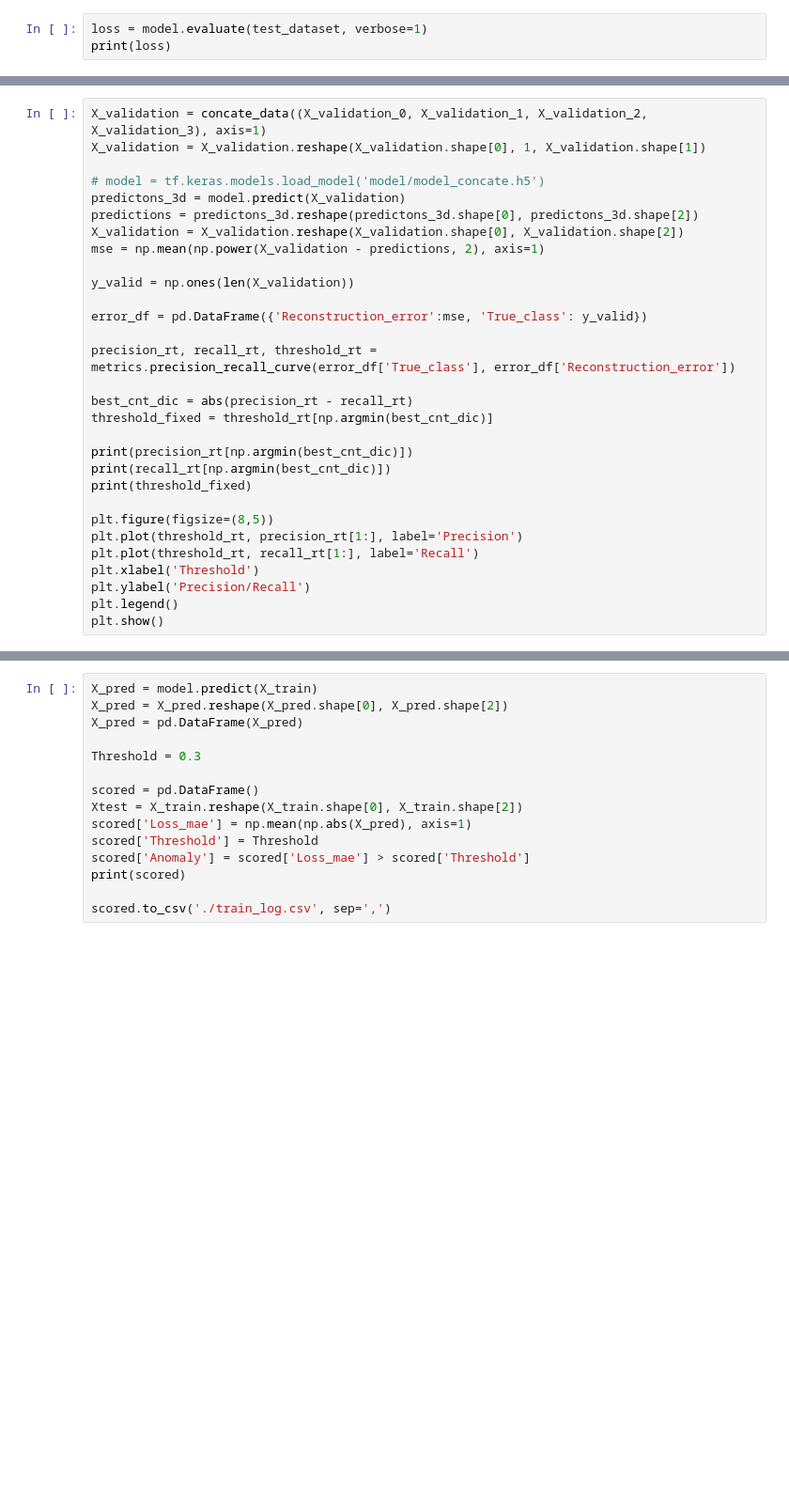
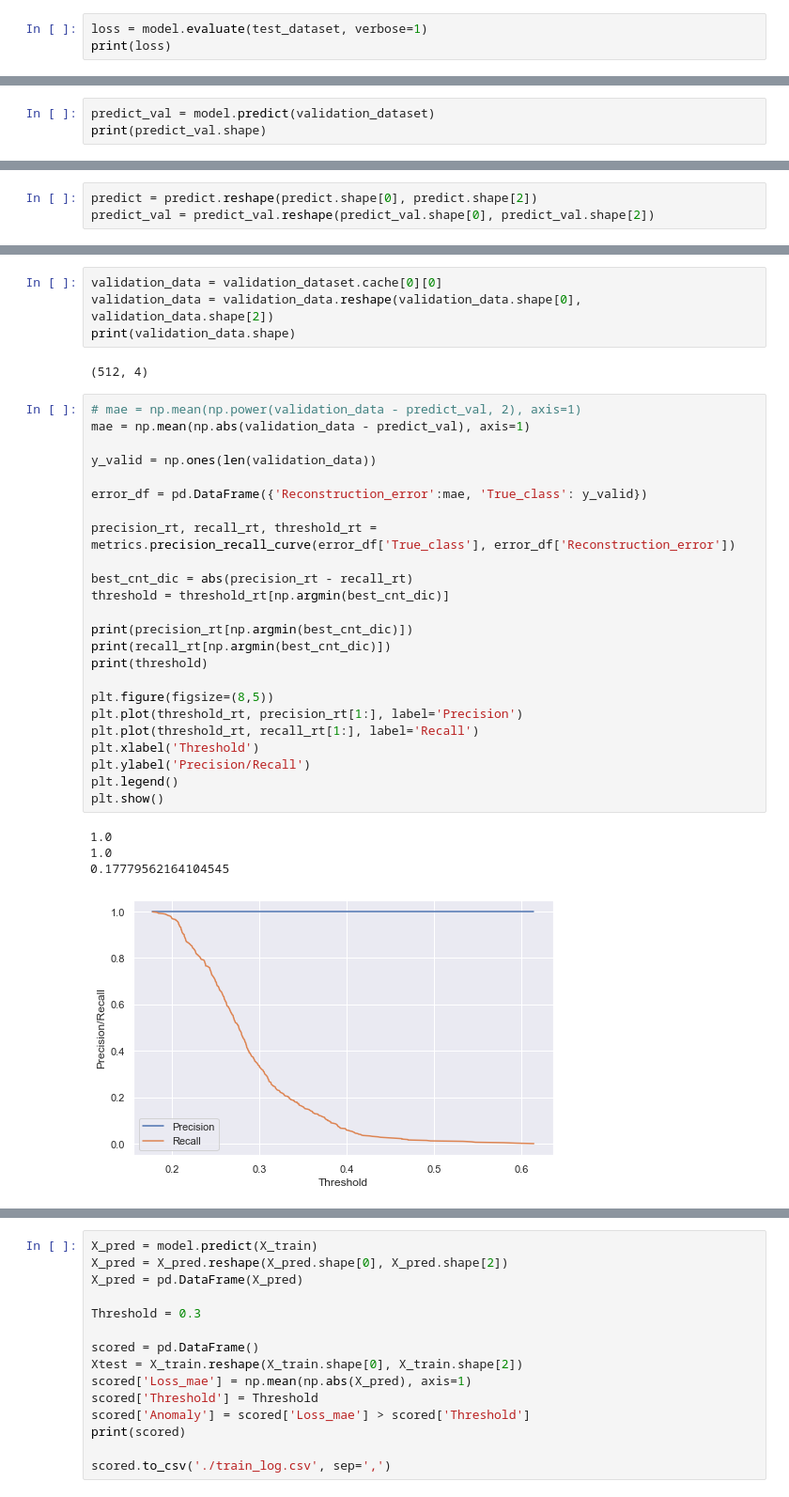
Before and after one commit to oune/AnomalyDetection, a Jupyter notebook: train_AE.ipynb, the cells around one changed output, grey strips where cells are left out. Shown: that part at 94% size. Saved outputs shown, nothing was run; the diff lists cells and outputs as text; blank space fills up the shorter version.

```diff
--- a/train_AE.ipynb
+++ b/train_AE.ipynb
@@ -248,0 +265,3 @@ test_dataset.cache[0][0]
+# %%
+predict_val = model.predict(validation_dataset)
+print(predict_val.shape)
@@ -248,0 +270,3 @@ test_dataset.cache[0][0]
+# %%
+predict = predict.reshape(predict.shape[0], predict.shape[2])
+predict_val = predict_val.reshape(predict_val.shape[0], predict_val.shape[2])
@@ -249,31 +279,36 @@ test_dataset.cache[0][0]
+# %%
+validation_data = validation_dataset.cache[0][0]
+validation_data = validation_data.reshape(validation_data.shape[0], validation_data.shape[2])
+print(validation_data.shape)
+# %% [output]
+(512, 4)
 # %%
-X_validation = concate_data((X_validation_0, X_validation_1, X_validation_2, X_validation_3), axis=1)
-X_validation = X_validation.reshape(X_validation.shape[0], 1, X_validation.shape[1])
+# mae = np.mean(np.power(validation_data - predict_val, 2), axis=1)
+mae = np.mean(np.abs(validation_data - predict_val), axis=1)
 
-# model = tf.keras.models.load_model('model/model_concate.h5')
-predictons_3d = model.predict(X_validation)
-predictions = predictons_3d.reshape(predictons_3d.shape[0], predictons_3d.shape[2])
-X_validation = X_validation.reshape(X_validation.shape[0], X_validation.shape[2])
-mse = np.mean(np.power(X_validation - predictions, 2), axis=1)
+y_valid = np.ones(len(validation_data))
 
-y_valid = np.ones(len(X_validation))
-
-error_df = pd.DataFrame({'Reconstruction_error':mse, 'True_class': y_valid})
+error_df = pd.DataFrame({'Reconstruction_error':mae, 'True_class': y_valid})
 
 precision_rt, recall_rt, threshold_rt = metrics.precision_recall_curve(error_df['True_class'], error_df['Reconstruction_error'])
 
 best_cnt_dic = abs(precision_rt - recall_rt)
-threshold_fixed = threshold_rt[np.argmin(best_cnt_dic)]
+threshold = threshold_rt[np.argmin(best_cnt_dic)]
 
 print(precision_rt[np.argmin(best_cnt_dic)])
 print(recall_rt[np.argmin(best_cnt_dic)])
-print(threshold_fixed)
+print(threshold)
 
 plt.figure(figsize=(8,5))
 plt.plot(threshold_rt, precision_rt[1:], label='Precision')
 plt.plot(threshold_rt, recall_rt[1:], label='Recall')
 plt.xlabel('Threshold')
 plt.ylabel('Precision/Recall')
 plt.legend()
 plt.show()
+# %% [output]
+1.0
+1.0
+0.17779562164104545
+[figure, added]
 # %%
```
Also changed, not shown: parts of 13 cells of this notebook, 1 other file.
